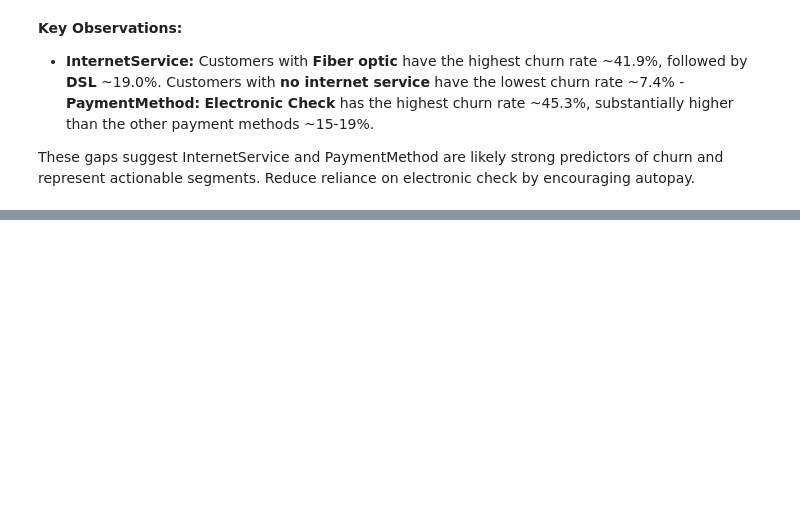
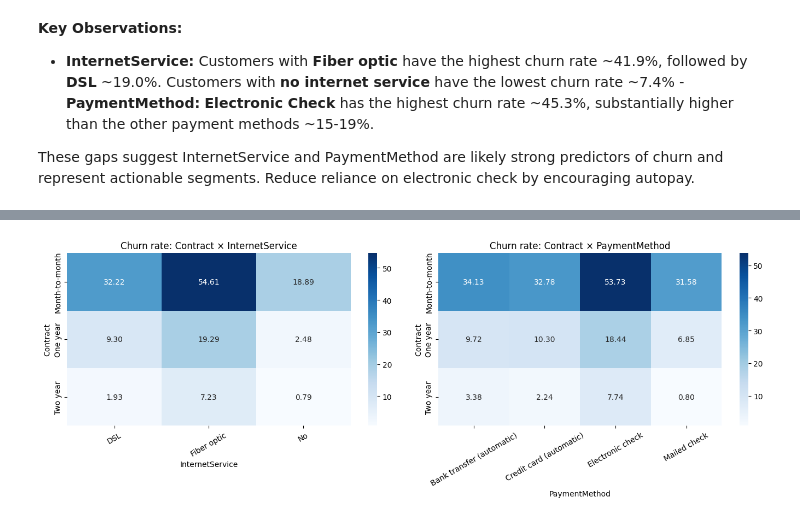
Before and after one commit to trilola89/churn-prediction-end-to-end, a Jupyter notebook: notebooks/01_eda.ipynb, the cells around one changed output, grey strips where cells are left out. Drawn from its saved outputs; the diff is of its cells as text; code cells hidden in the pictures; blank space fills up the shorter version.

```diff
--- a/notebooks/01_eda.ipynb
+++ b/notebooks/01_eda.ipynb
@@ -228,0 +234,36 @@ These gaps suggest InternetService and PaymentMethod are likely strong predictor
+# %%
+pivot_ratesC = df.pivot_table(
+
+    index = "Contract",
+    columns="InternetService",
+    values="churnNum",
+    aggfunc="mean"
+)
+
+pivot_ratesP = df.pivot_table(
+
+    index = "Contract",
+    columns="PaymentMethod",
+    values="churnNum",
+    aggfunc="mean"
+)
+
+fix, axes = plt.subplots(1, 2, figsize=(14, 5))
+
+
+sns.heatmap((pivot_ratesC * 100).round(2), annot=True, fmt=".2f", cmap="Blues", ax=axes[0])
+axes[0].set_title("Churn rate: Contract × InternetService")
+axes[0].set_xlabel("InternetService")
+axes[0].set_ylabel("Contract")
+axes[0].tick_params(axis="x", labelrotation=30)
+
+sns.heatmap((pivot_ratesP * 100).round(2), annot=True, fmt=".2f", cmap="Blues", ax=axes[1])
+axes[1].set_title("Churn rate: Contract × PaymentMethod")
+axes[1].set_xlabel("PaymentMethod")
+axes[1].set_ylabel("Contract")
+axes[1].tick_params(axis="x", labelrotation=30)
+
+plt.tight_layout()
+plt.show()
+# %% [output]
+[figure, added]
```
Also changed, not shown: parts of 14 cells of this notebook.
